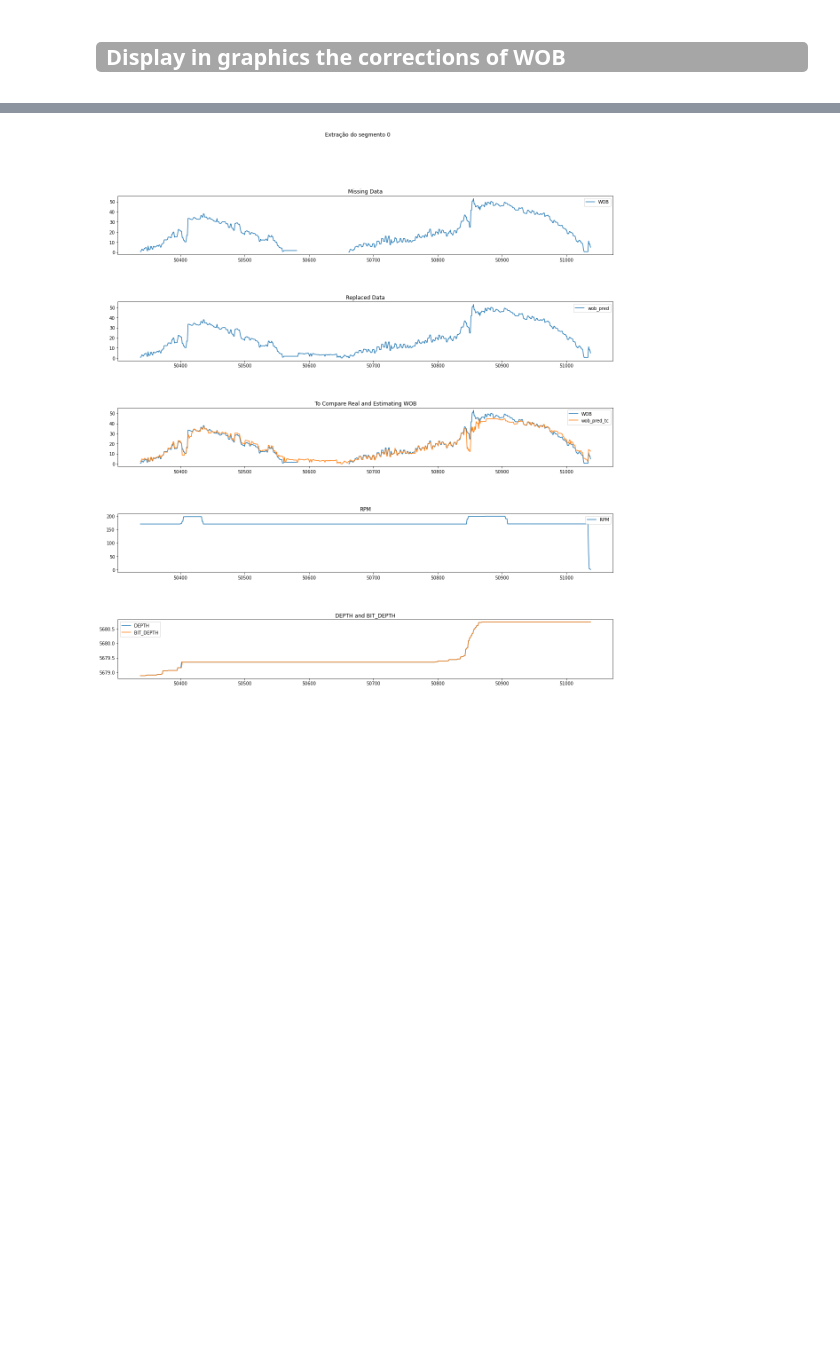
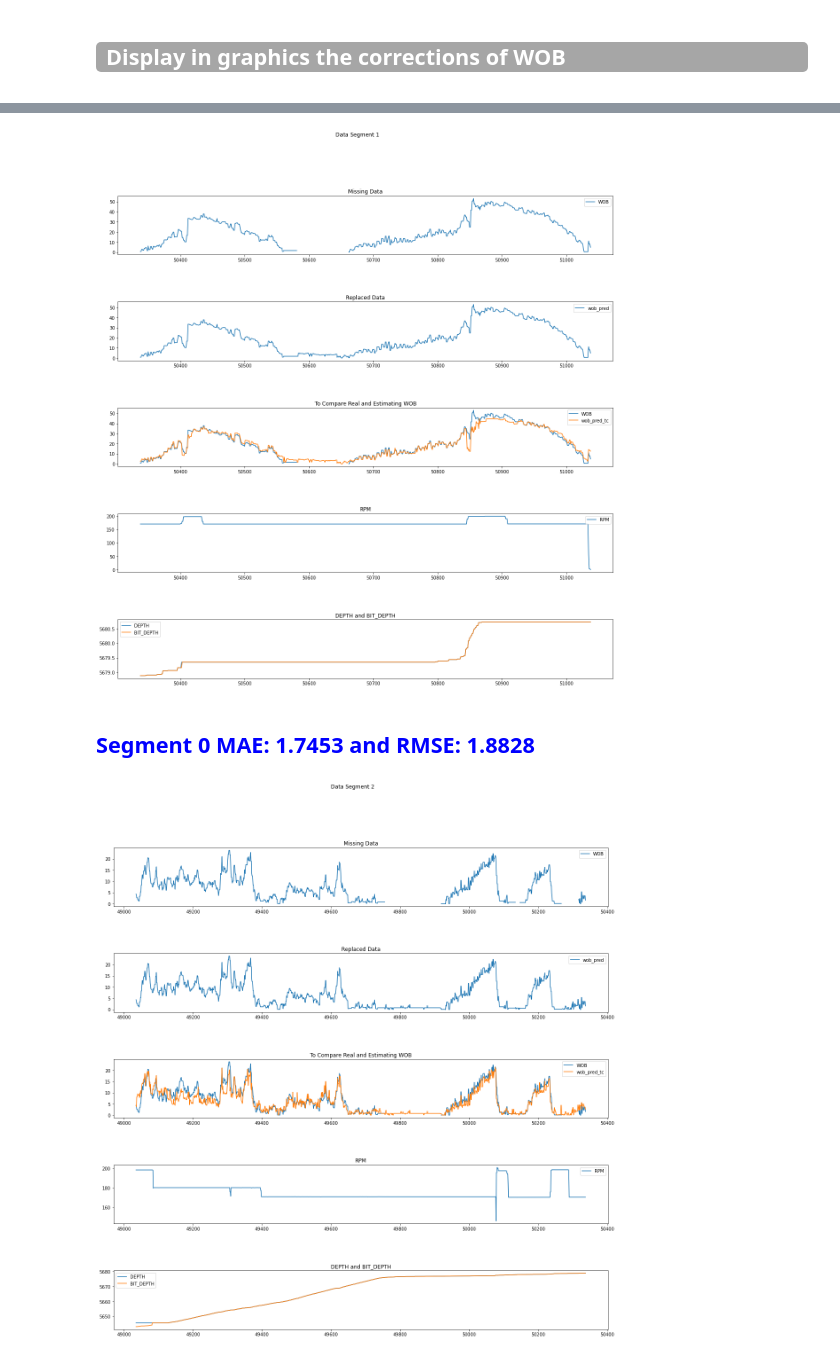
Before and after one commit to yscosta/Machine_Learning_to_correct_weight_on_bit_sensor, a Jupyter notebook: Automatic Oversaw Drilling.ipynb, the cells around one changed output, grey strips where cells are left out. Drawn from its saved outputs; the diff is of its cells as text; code cells hidden in the pictures; blank space fills up the shorter version.

```diff
--- a/Automatic Oversaw Drilling.ipynb
+++ b/Automatic Oversaw Drilling.ipynb
@@ -88,6 +92,11 @@ def is_suitable(row):
             suitable = False
             break
     return suitable
+
+def get_data_segment(df, segment):
+    (initial, final) = segments[segment]
+    df_1 = df.loc[(df['time'] >= initial) & (df['time'] <=  final)]
+    return df_1
 
 def wob_value_is_outlier(value):
     # This constant was detected in the training process in remove outliers.
@@ -105,13 +114,12 @@ def print_estimtion(df, segment):
 
 def plot_predictions(df, segment):
     # Select file segment.
-    (initial, final) = segments[segment]
-    df_1 = df.loc[(df['time'] >= initial) & (df['time'] <=  final)]
+    df_1 = get_data_segment(df, segment)
 
     # Prepare plot area.
     # fig, axs = plt.subplots(5, 1, constrained_layout=True)
     fig, axs = plt.subplots(5, 1)
-    fig.suptitle('Extração do segmento '+str(segment))
+    fig.suptitle('Data Segment '+str(segment + 1))
     fig.subplots_adjust(hspace=0.8)
 
     # Plot WOB with missing data.
@@ -143,6 +151,12 @@ def plot_predictions(df, segment):
     plt.show()
     plt.close()
     return
+
+def calc_error(df, segment):
+    df_1 = get_data_segment(df, segment).dropna(axis=0)
+    mae = round(mean_absolute_error(df_1['WOB'], df_1['wob_pred_tc']), 4)
+    rmse = round(mean_squared_error(df_1['WOB'], df_1['wob_pred_tc'])**0.5, 4)
+    return mae, rmse
 # %% [markdown]
 <div class="alert alert-info" style="background-color:#A6A6A6; color:white; padding:0px 10px; border-radius:5px;"><h2 style='margin:10px 5px'>Algorithm to estimate the WOB to replace the missing data</h2>
 </div>
@@ -208,6 +222,11 @@ Predicting WOB to replace null values and to compare predict vs real data.
 # %%
-# Plot and print missing data and the values have been replaced to be compared.
-plot_predictions(df, segment=0)
-#print_estimtion(df, segment=0)
+for segment in (0, 1):
+    plot_predictions(df, segment=segment)
+    #print_estimtion(df, segment=segment)
+    mae, rmse = calc_error(df, segment=segment)
+    score = f"## <span style='color:blue'>Segment {segment} MAE: {mae} and  RMSE: {rmse}</span>"
+    display(Markdown(score))
 # %% [output]
-[figure, old version]
+[figure, new version]
+## <span style='color:blue'>Segment 0 MAE: 1.7453 and  RMSE: 1.8828</span>
+[figure, added]
```
Also changed, not shown: parts of 5 cells of this notebook.
